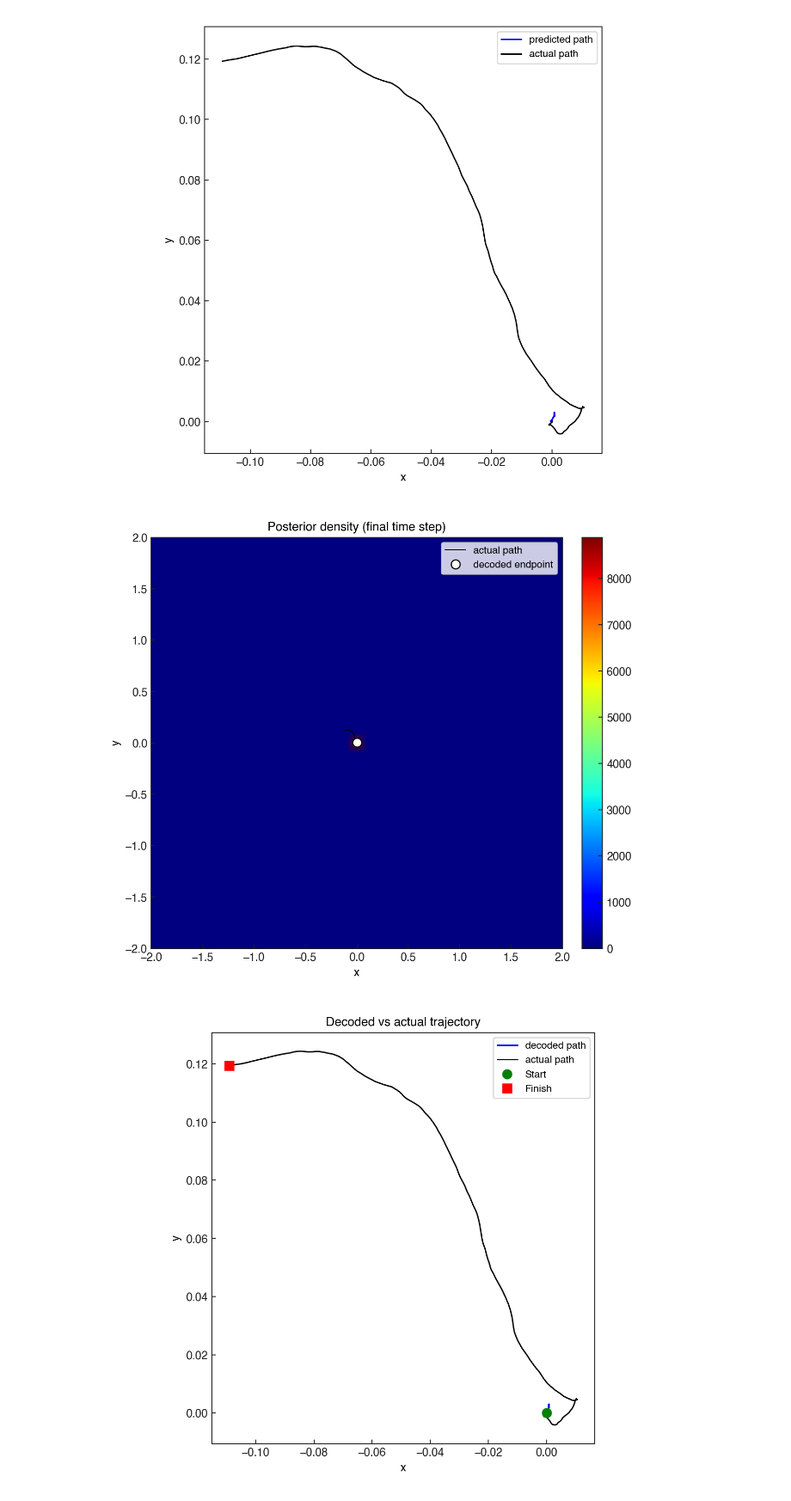
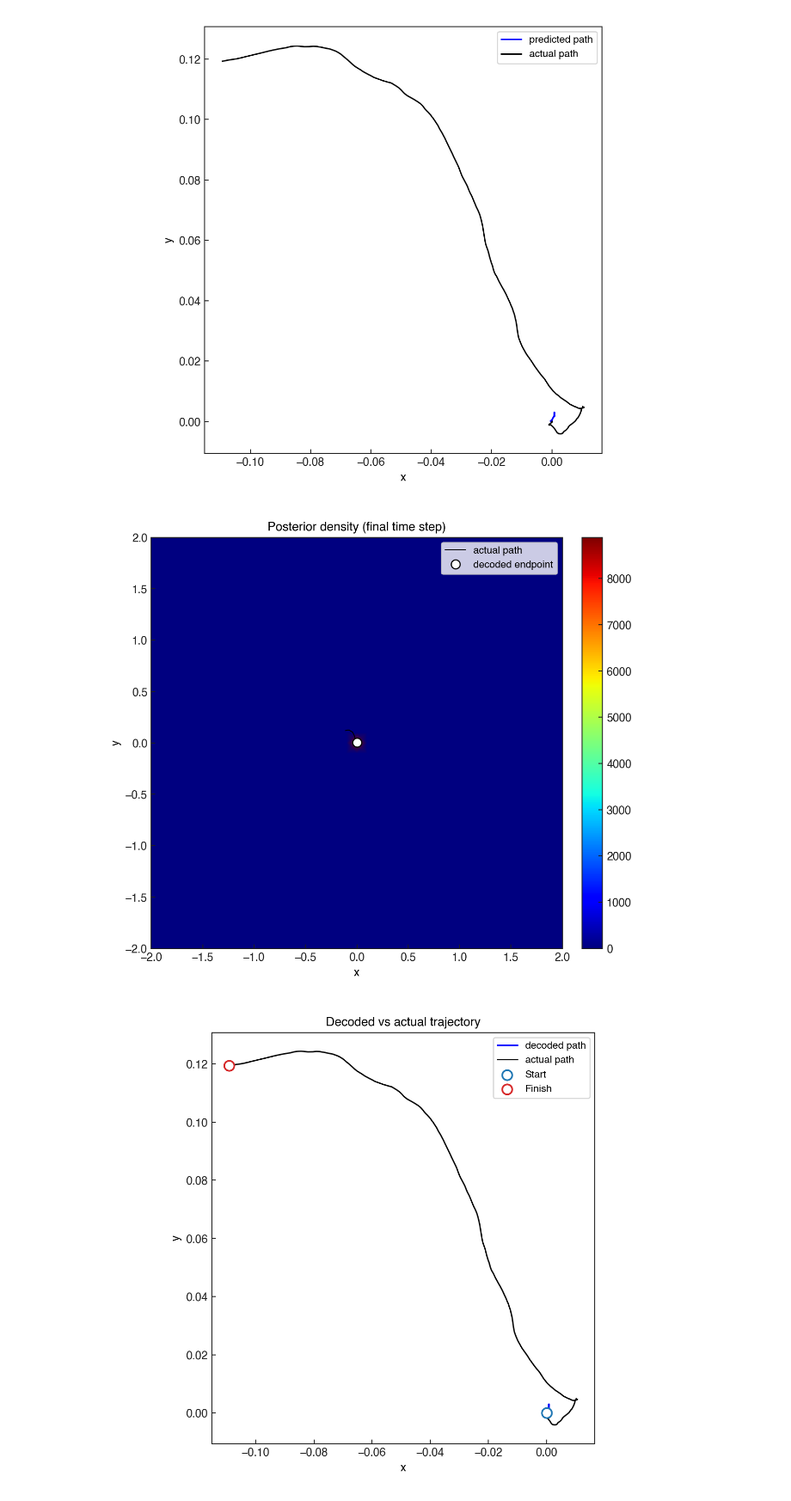
Before and after one commit to cajigaslab/nSTAT-python, a Jupyter notebook: notebooks/StimulusDecode2D.ipynb, the cells around one changed output. Shown at 86% size. Cells and saved outputs as stored; diff of their text form; code cells hidden in the pictures.

```diff
--- a/notebooks/StimulusDecode2D.ipynb
+++ b/notebooks/StimulusDecode2D.ipynb
@@ -172,12 +180,10 @@ fig = _prepare_figure("figure; plot(px,py)", figsize=(8.0, 8.0))
 ax = fig.subplots(1, 1)
 ax.plot(payload["px"], payload["py"], color="b", linewidth=1.0, label="trajectory")
 ax.set_title("Simulated X-Y trajectory")
-ax.set_xlabel("x")
-ax.set_ylabel("y")
 # MATLAB renders X-Y trajectory with equal aspect and symmetric axis limits so
 # the path is not visually distorted. Match that here.
 ax.grid(False)
-ax.set_aspect("equal", adjustable="box")
+matlab_trajectory_axes(ax, xlabel="x", ylabel="y")
 _xy_lim = float(max(np.abs(payload["px"]).max(), np.abs(payload["py"]).max())) * 1.1
 ax.set_xlim(-_xy_lim, _xy_lim)
 ax.set_ylim(-_xy_lim, _xy_lim)
@@ -219,8 +225,7 @@ axes_flat = np.asarray(axes).reshape(-1)
 for idx in range(payload["num_cells"]):
     ax = axes_flat[idx]
     f = fields_arr[idx]
-    ax.pcolormesh(gx, gy, f, cmap="jet", shading="gouraud",
-                  vmin=_shared_vmin, vmax=_shared_vmax)
+    matlab_heatmap(ax, gx, gy, f, vmin=_shared_vmin, vmax=_shared_vmax)
     ax.set_xticks([])
     ax.set_yticks([])
     ax.set_aspect("equal")
@@ -240,9 +245,7 @@ fig = _prepare_figure("plot(x_u(1,:),x_u(2,:),'b',px,py,'k')", figsize=(8.0, 6.0
 ax = fig.subplots(1, 1)
 ax.plot(payload["decoded_x"], payload["decoded_y"], color="b", linewidth=1.2, label="predicted path")
 ax.plot(payload["px"], payload["py"], color="k", linewidth=1.2, label="actual path")
-ax.set_aspect("equal", adjustable="box")
-ax.set_xlabel("x")
-ax.set_ylabel("y")
+matlab_trajectory_axes(ax, xlabel="x", ylabel="y")
 ax.legend(loc="upper right", frameon=True, fontsize=9)
 
 # SECTION 3: fig 5 — 2D posterior density heatmap of the final state estimate
@@ -254,41 +257,36 @@ ax = fig.subplots(1, 1)
 mu_end = np.array([payload["decoded_x"][-1], payload["decoded_y"][-1]], dtype=float)
 cov_end = np.asarray(payload["state_cov"][:, :, -1], dtype=float)
 # Regularize so a near-singular covariance still produces a finite heatmap.
 cov_end = cov_end + 1e-6 * np.eye(2)
 gx_p = payload["grid_x"]
 gy_p = payload["grid_y"]
 diff_x = gx_p - mu_end[0]
 diff_y = gy_p - mu_end[1]
 inv_c = _inv(cov_end)
 quad = (diff_x * (inv_c[0, 0] * diff_x + inv_c[0, 1] * diff_y)
         + diff_y * (inv_c[1, 0] * diff_x + inv_c[1, 1] * diff_y))
 posterior_2d = np.exp(-0.5 * quad) / (2.0 * np.pi * np.sqrt(max(_det(cov_end), 1e-30)))
-im = ax.pcolormesh(gx_p, gy_p, posterior_2d, cmap="jet", shading="gouraud")
+im = matlab_heatmap(ax, gx_p, gy_p, posterior_2d)
 ax.plot(payload["px"], payload["py"], color="k", linewidth=0.8, label="actual path")
 ax.plot(mu_end[0], mu_end[1], "wo", markersize=8, markeredgecolor="k", label="decoded endpoint")
-ax.set_aspect("equal", adjustable="box")
-ax.set_xlabel("x")
-ax.set_ylabel("y")
+matlab_trajectory_axes(ax, xlabel="x", ylabel="y")
 ax.set_title("Posterior density (final time step)")
 ax.legend(loc="upper right", frameon=True, fontsize=9)
-fig.colorbar(im, ax=ax, fraction=0.046, pad=0.04)
+matlab_colorbar(im, ax)
 
 # SECTION 4: fig 6 — final decoded trajectory comparison with actual path,
 # matching MATLAB's last summary figure (legend in MATLAB style, equal aspect).
 fig = _prepare_figure("plot(x_u(1,:),x_u(2,:),'b'); hold on; plot(px,py,'k')", figsize=(8.0, 6.0))
 ax = fig.subplots(1, 1)
 ax.plot(payload["decoded_x"], payload["decoded_y"], color="b", linewidth=1.2, label="decoded path")
 ax.plot(payload["px"], payload["py"], color="k", linewidth=1.2, label="actual path")
-ax.plot(payload["px"][0], payload["py"][0], "go", markersize=8, label="Start")
-ax.plot(payload["px"][-1], payload["py"][-1], "rs", markersize=8, label="Finish")
-ax.set_aspect("equal", adjustable="box")
-ax.set_xlabel("x")
-ax.set_ylabel("y")
+matlab_start_finish_markers(ax, payload["px"], payload["py"])
+matlab_trajectory_axes(ax, xlabel="x", ylabel="y")
 ax.set_title("Decoded vs actual trajectory")
 ax.legend(loc="upper right", frameon=True, fontsize=9)
 
 print(f"  decode RMSE = {payload['decode_rmse']:.4f}")
 __tracker.finalize()
 # %% [output]
 [figure]
-[figure, old version]
+[figure, new version]
```
Also changed, not shown: parts of 1 cell of this notebook, 11 other files.
